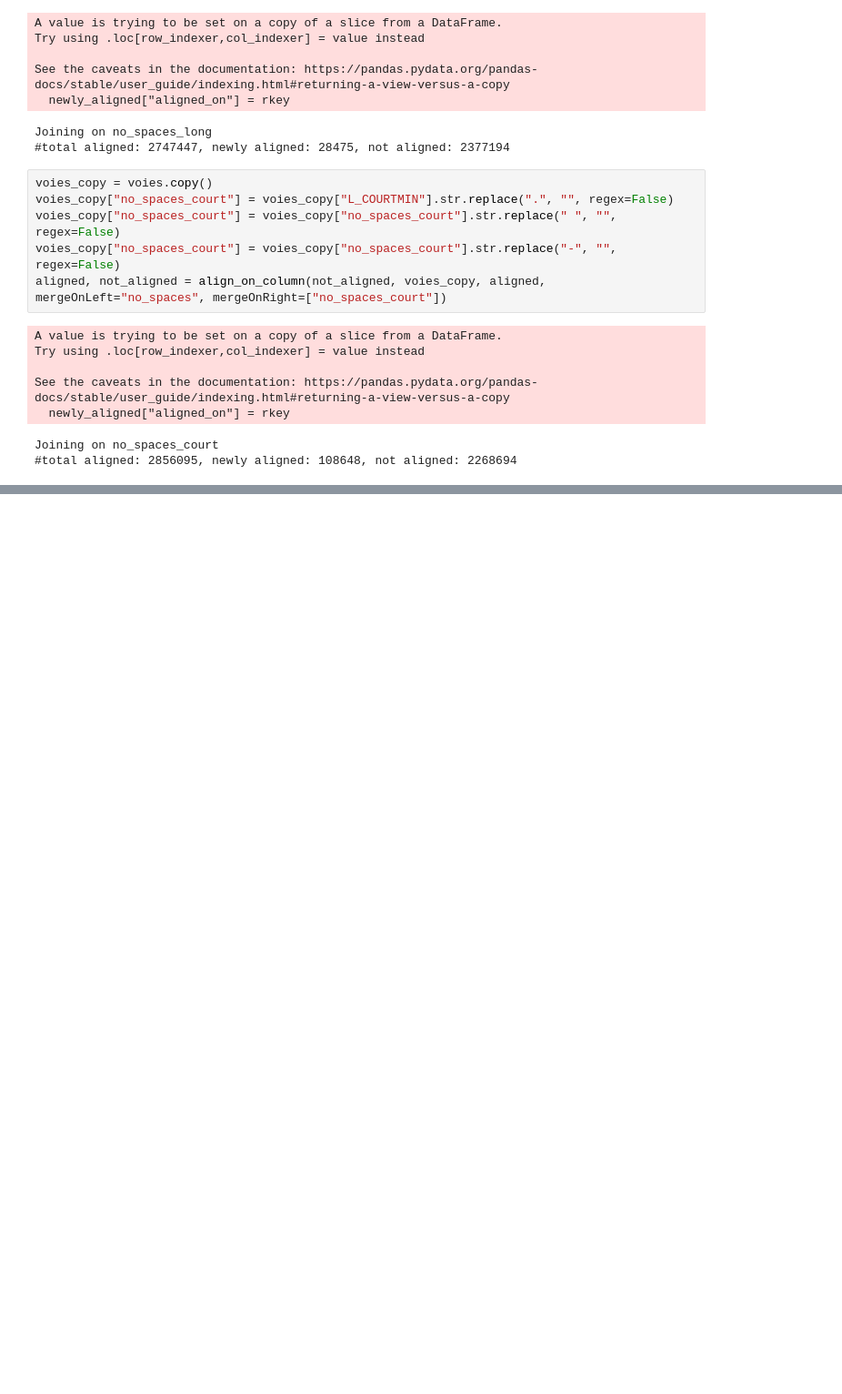
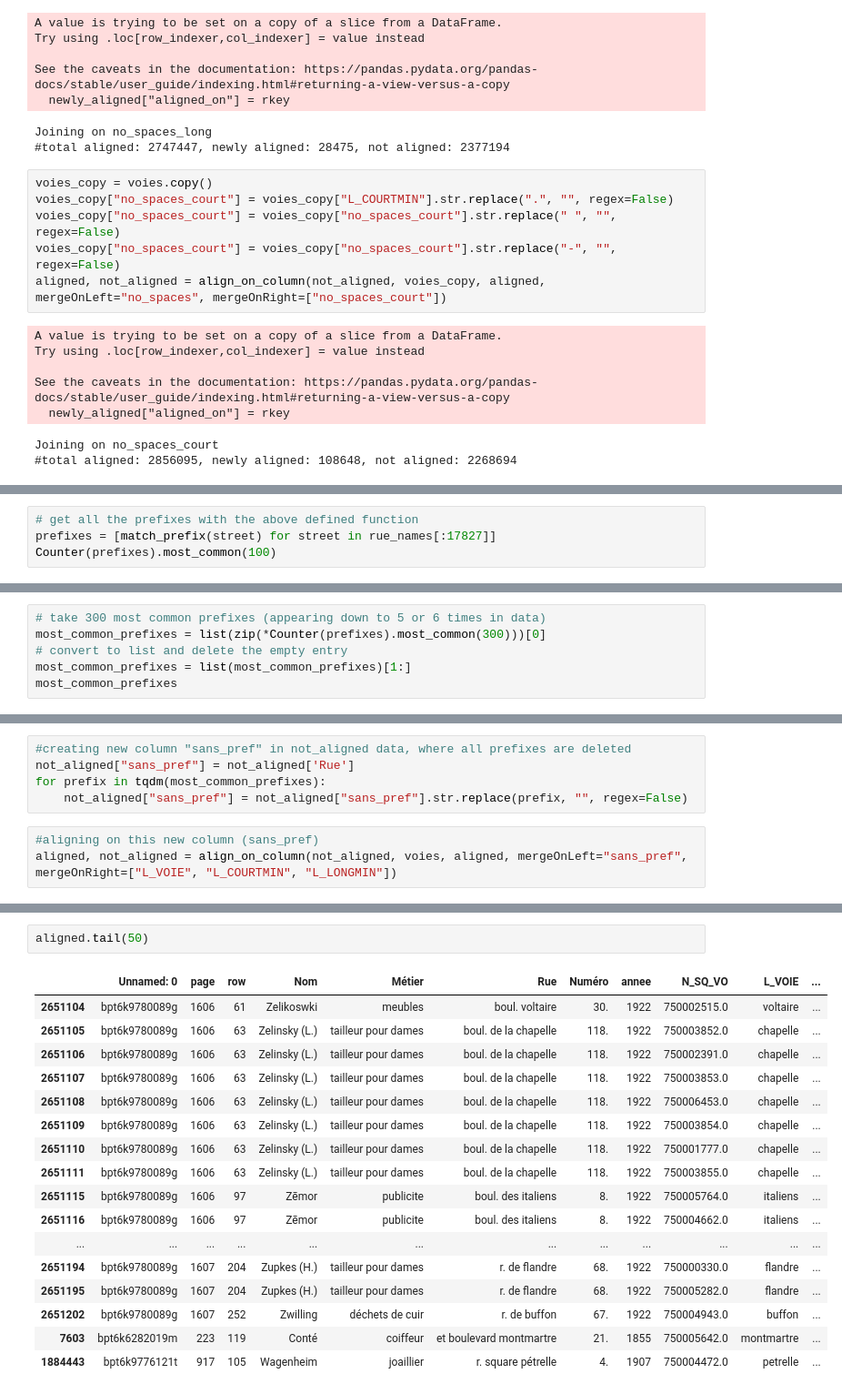
Before and after one commit to leamarxen/Paris_City_Project, a Jupyter notebook: Alignment_functions.ipynb, the cells around one changed output, grey strips where cells are left out. Shown at 91% size. Cells and saved outputs as stored; diff of their text form; blank space fills up the shorter version.

Commit message:
added alignment without prefixes

```diff
--- a/Alignment_functions.ipynb
+++ b/Alignment_functions.ipynb
@@ -203,0 +216,4 @@ Counter(not_aligned[-100000:]["Rue"]).most_common(100)
+# %%
+# get all the prefixes with the above defined function
+prefixes = [match_prefix(street) for street in rue_names[:17827]]
+Counter(prefixes).most_common(100)
@@ -203,0 +238,6 @@ Counter(not_aligned[-100000:]["Rue"]).most_common(100)
+# %%
+# take 300 most common prefixes (appearing down to 5 or 6 times in data)
+most_common_prefixes = list(zip(*Counter(prefixes).most_common(300)))[0]
+# convert to list and delete the empty entry
+most_common_prefixes = list(most_common_prefixes)[1:]
+most_common_prefixes
@@ -203,0 +262,8 @@ Counter(not_aligned[-100000:]["Rue"]).most_common(100)
+# %%
+#creating new column "sans_pref" in not_aligned data, where all prefixes are deleted
+not_aligned["sans_pref"] = not_aligned['Rue']
+for prefix in tqdm(most_common_prefixes):
+    not_aligned["sans_pref"] = not_aligned["sans_pref"].str.replace(prefix, "", regex=False)
+# %%
+#aligning on this new column (sans_pref)
+aligned, not_aligned = align_on_column(not_aligned, voies, aligned, mergeOnLeft="sans_pref", mergeOnRight=["L_VOIE", "L_COURTMIN", "L_LONGMIN"])
@@ -203,0 +282,20 @@ Counter(not_aligned[-100000:]["Rue"]).most_common(100)
+# %%
+aligned.tail(50)
+# %% [output]
+|  | Unnamed: 0 | page | row | Nom | Métier | Rue | Numéro | annee | N_SQ_VO | L_VOIE | ... |
+| 2651104 | bpt6k9780089g | 1606 | 61 | Zelikoswki | meubles | boul. voltaire | 30. | 1922 | 750002515.0 | voltaire | ... |
+| 2651105 | bpt6k9780089g | 1606 | 63 | Zelinsky (L.) | tailleur pour dames | boul. de la chapelle | 118. | 1922 | 750003852.0 | chapelle | ... |
+| 2651106 | bpt6k9780089g | 1606 | 63 | Zelinsky (L.) | tailleur pour dames | boul. de la chapelle | 118. | 1922 | 750002391.0 | chapelle | ... |
+| 2651107 | bpt6k9780089g | 1606 | 63 | Zelinsky (L.) | tailleur pour dames | boul. de la chapelle | 118. | 1922 | 750003853.0 | chapelle | ... |
+| 2651108 | bpt6k9780089g | 1606 | 63 | Zelinsky (L.) | tailleur pour dames | boul. de la chapelle | 118. | 1922 | 750006453.0 | chapelle | ... |
+| 2651109 | bpt6k9780089g | 1606 | 63 | Zelinsky (L.) | tailleur pour dames | boul. de la chapelle | 118. | 1922 | 750003854.0 | chapelle | ... |
+| 2651110 | bpt6k9780089g | 1606 | 63 | Zelinsky (L.) | tailleur pour dames | boul. de la chapelle | 118. | 1922 | 750001777.0 | chapelle | ... |
+| 2651111 | bpt6k9780089g | 1606 | 63 | Zelinsky (L.) | tailleur pour dames | boul. de la chapelle | 118. | 1922 | 750003855.0 | chapelle | ... |
+| 2651115 | bpt6k9780089g | 1606 | 97 | Zēmor | publicite | boul. des italiens | 8. | 1922 | 750005764.0 | italiens | ... |
+| 2651116 | bpt6k9780089g | 1606 | 97 | Zēmor | publicite | boul. des italiens | 8. | 1922 | 750004662.0 | italiens | ... |
+| ... | ... | ... | ... | ... | ... | ... | ... | ... | ... | ... | ... |
+| 2651194 | bpt6k9780089g | 1607 | 204 | Zupkes (H.) | tailleur pour dames | r. de flandre | 68. | 1922 | 750000330.0 | flandre | ... |
+| 2651195 | bpt6k9780089g | 1607 | 204 | Zupkes (H.) | tailleur pour dames | r. de flandre | 68. | 1922 | 750005282.0 | flandre | ... |
+| 2651202 | bpt6k9780089g | 1607 | 252 | Zwilling | déchets de cuir | r. de buffon | 67. | 1922 | 750004943.0 | buffon | ... |
+| 7603 | bpt6k6282019m | 223 | 119 | Conté | coiffeur | et boulevard montmartre | 21. | 1855 | 750005642.0 | montmartre | ... |
+| 1884443 | bpt6k9776121t | 917 | 105 | Wagenheim | joaillier | r. square pétrelle | 4. | 1907 | 750004472.0 | petrelle | ... |
```
Also changed, not shown: parts of 15 cells of this notebook.
